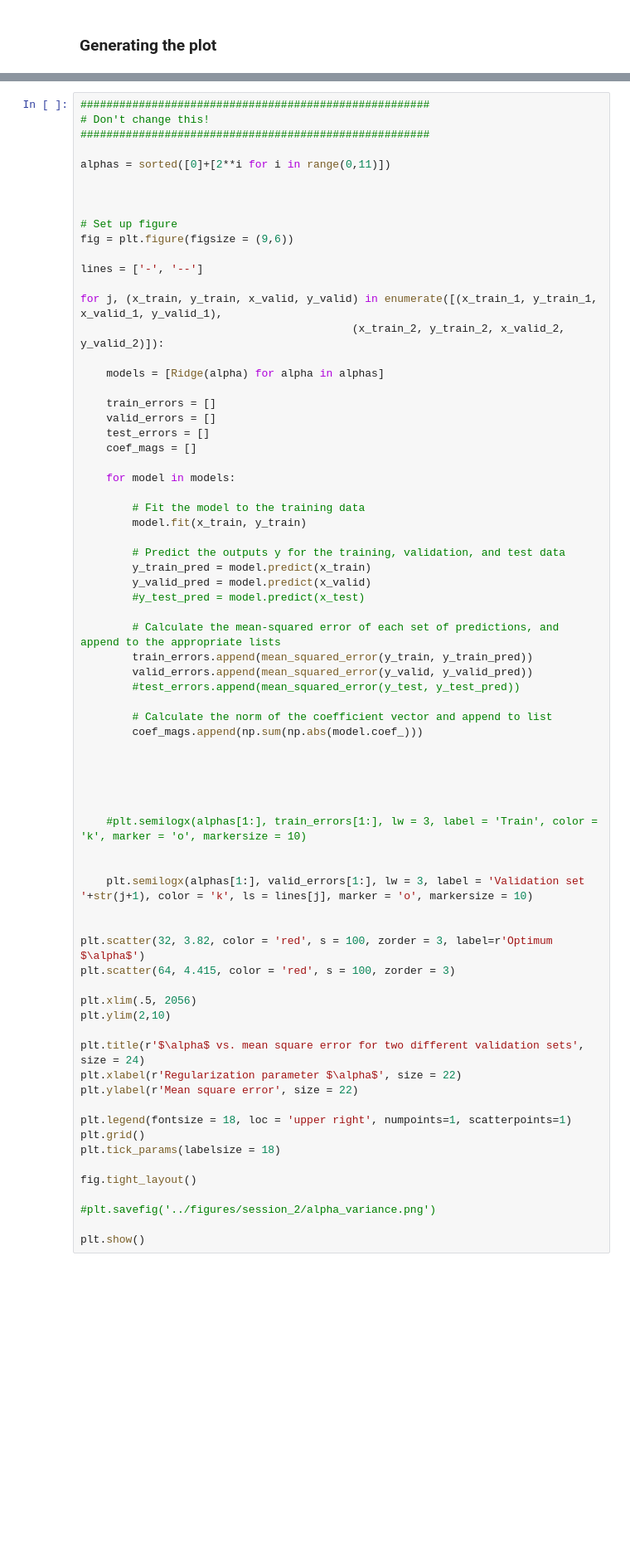
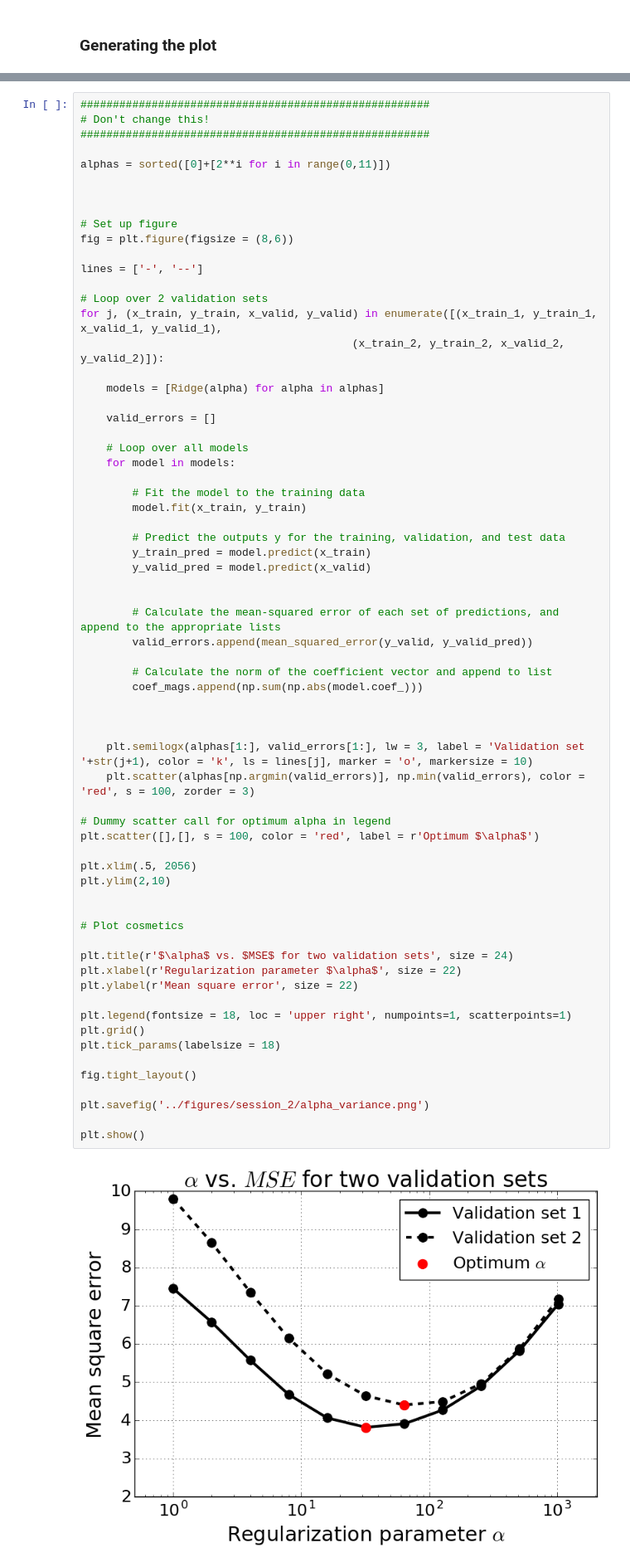
Before and after one commit to UCIDataScienceInitiative/PredictiveModeling_withPython, a Jupyter notebook: Solutions/Session 2 - Overfitting, Regularization, Model Selection.ipynb, the cells around one changed output, grey strips where cells are left out. Shown at 83% size. Cells and saved outputs as stored; diff of their text form; blank space fills up the shorter version.

```diff
--- a/Solutions/Session 2 - Overfitting, Regularization, Model Selection.ipynb
+++ b/Solutions/Session 2 - Overfitting, Regularization, Model Selection.ipynb
@@ -429,67 +429,64 @@ alphas = sorted([0]+[2**i for i in range(0,11)])
 
 
 # Set up figure
-fig = plt.figure(figsize = (9,6))
+fig = plt.figure(figsize = (8,6))
 
 lines = ['-', '--']
 
+# Loop over 2 validation sets
 for j, (x_train, y_train, x_valid, y_valid) in enumerate([(x_train_1, y_train_1, x_valid_1, y_valid_1),
                                           (x_train_2, y_train_2, x_valid_2, y_valid_2)]):
 
     models = [Ridge(alpha) for alpha in alphas]
 
-    train_errors = []
     valid_errors = []
-    test_errors = []
-    coef_mags = []
 
+    # Loop over all models
     for model in models:
 
         # Fit the model to the training data
         model.fit(x_train, y_train)
 
         # Predict the outputs y for the training, validation, and test data
         y_train_pred = model.predict(x_train)
         y_valid_pred = model.predict(x_valid)
-        #y_test_pred = model.predict(x_test)
+
 
         # Calculate the mean-squared error of each set of predictions, and append to the appropriate lists
-        train_errors.append(mean_squared_error(y_train, y_train_pred))
         valid_errors.append(mean_squared_error(y_valid, y_valid_pred))
-        #test_errors.append(mean_squared_error(y_test, y_test_pred))
 
         # Calculate the norm of the coefficient vector and append to list
         coef_mags.append(np.sum(np.abs(model.coef_)))
 
 
 
+    plt.semilogx(alphas[1:], valid_errors[1:], lw = 3, label = 'Validation set '+str(j+1), color = 'k', ls = lines[j], marker = 'o', markersize = 10)
+    plt.scatter(alphas[np.argmin(valid_errors)], np.min(valid_errors), color = 'red', s = 100, zorder = 3)
 
-
-    #plt.semilogx(alphas[1:], train_errors[1:], lw = 3, label = 'Train', color = 'k', marker = 'o', markersize = 10)
-
-
-    plt.semilogx(alphas[1:], valid_errors[1:], lw = 3, label = 'Validation set '+str(j+1), color = 'k', ls = lines[j], marker = 'o', markersize = 10)
-
-
-plt.scatter(32, 3.82, color = 'red', s = 100, zorder = 3, label=r'Optimum $\alpha$')
-plt.scatter(64, 4.415, color = 'red', s = 100, zorder = 3)
+# Dummy scatter call for optimum alpha in legend
+plt.scatter([],[], s = 100, color = 'red', label = r'Optimum $\alpha$')
 
 plt.xlim(.5, 2056)
 plt.ylim(2,10)
 
-plt.title(r'$\alpha$ vs. mean square error for two different validation sets', size = 24)
+
+# Plot cosmetics
+
+plt.title(r'$\alpha$ vs. $MSE$ for two validation sets', size = 24)
 plt.xlabel(r'Regularization parameter $\alpha$', size = 22)
 plt.ylabel(r'Mean square error', size = 22)
 
 plt.legend(fontsize = 18, loc = 'upper right', numpoints=1, scatterpoints=1)
 plt.grid()
 plt.tick_params(labelsize = 18)
 
 fig.tight_layout()
 
-#plt.savefig('../figures/session_2/alpha_variance.png')
+plt.savefig('../figures/session_2/alpha_variance.png')
 
 plt.show()
+# %% [output]
+[figure, added]
 # %% [markdown]
 - The plot shows that there can be significant **variance** in the optimum $\alpha$ as determined by cross-validation
 - How do we overcome this dilemma?
```
Also changed, not shown: parts of 21 cells of this notebook, 5 other files.
